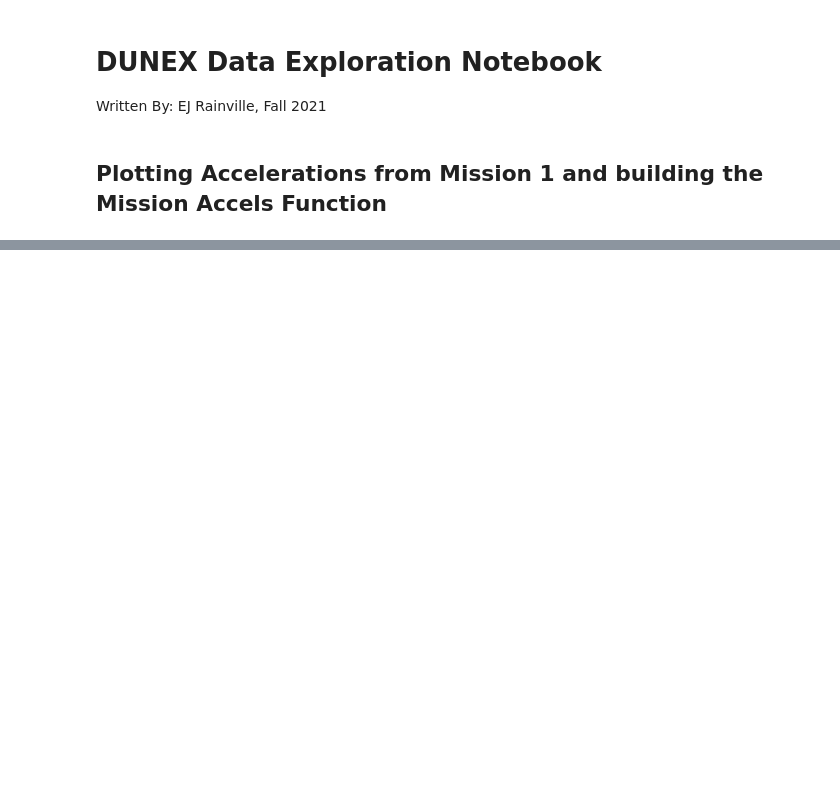
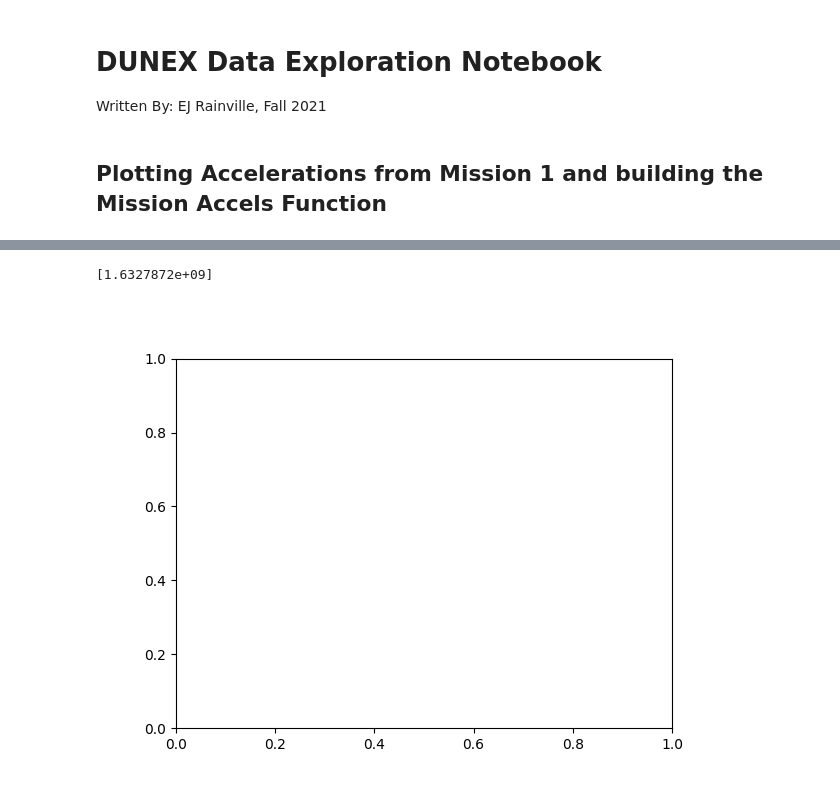
Before and after one commit to SASlabgroup/DUNEXMainExp, a Jupyter notebook: analysis/DUNEX-Data-exploration.ipynb, the cells around one changed output, grey strips where cells are left out. Cells and saved outputs as stored; diff of their text form; code cells hidden in the pictures; blank space fills up the shorter version.

Commit message:
testing plotting FRF bathymetry

```diff
--- a/analysis/DUNEX-Data-exploration.ipynb
+++ b/analysis/DUNEX-Data-exploration.ipynb
@@ -52,0 +53,17 @@ Text(0.5, 0, 'Time')
+# %%
+# Getting Bathymetry data from FRF data portal
+# Data from September 28th, 2021
+bathy_url = 'https://chlthredds.erdc.dren.mil/thredds/dodsC/frf/geomorphology/DEMs/surveyDEM/data/FRF_geomorphology_DEMs_surveyDEM_20210928.nc'
+bathy_dataset = nc.Dataset(bathy_url)
+
+# Create grid from coordinates
+xFRF_grid, yFRF_grid = np.meshgrid(bathy_dataset['xFRF'][:],bathy_dataset['yFRF'][:])
+bathy = bathy_dataset['elevation'][0,:,:]
+
+
+# Plot the bathymetry
+fig, ax = plt.subplots()
+# ax.contourf(xFRF_grid, yFRF_grid, bathy)
+# %% [output]
+[1.6327872e+09]
+[figure, added]
```
Also changed, not shown: parts of 1 cell of this notebook.
